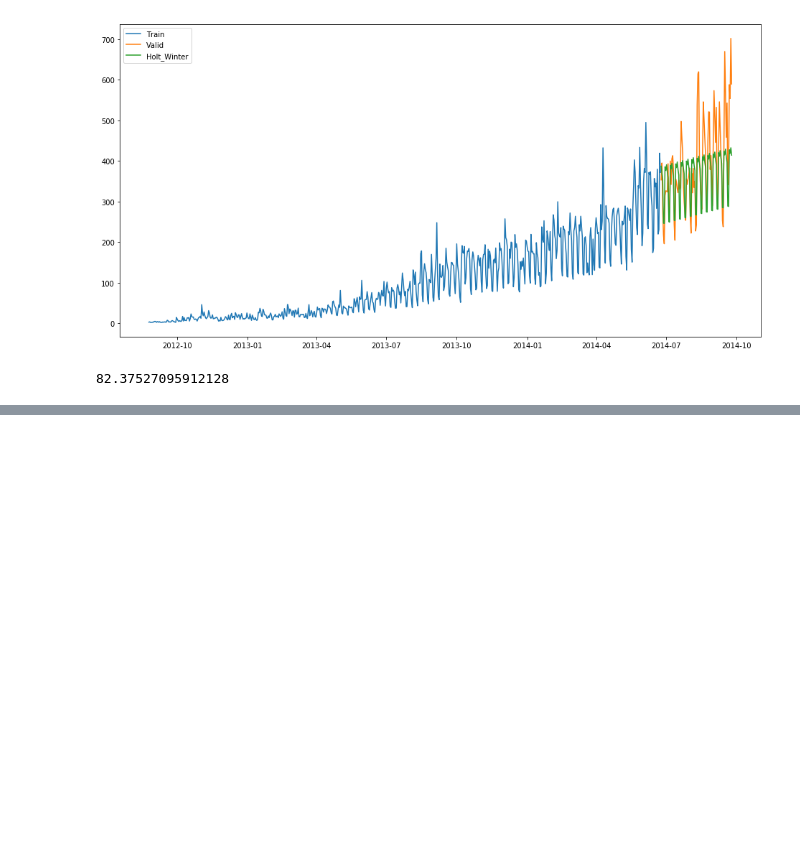
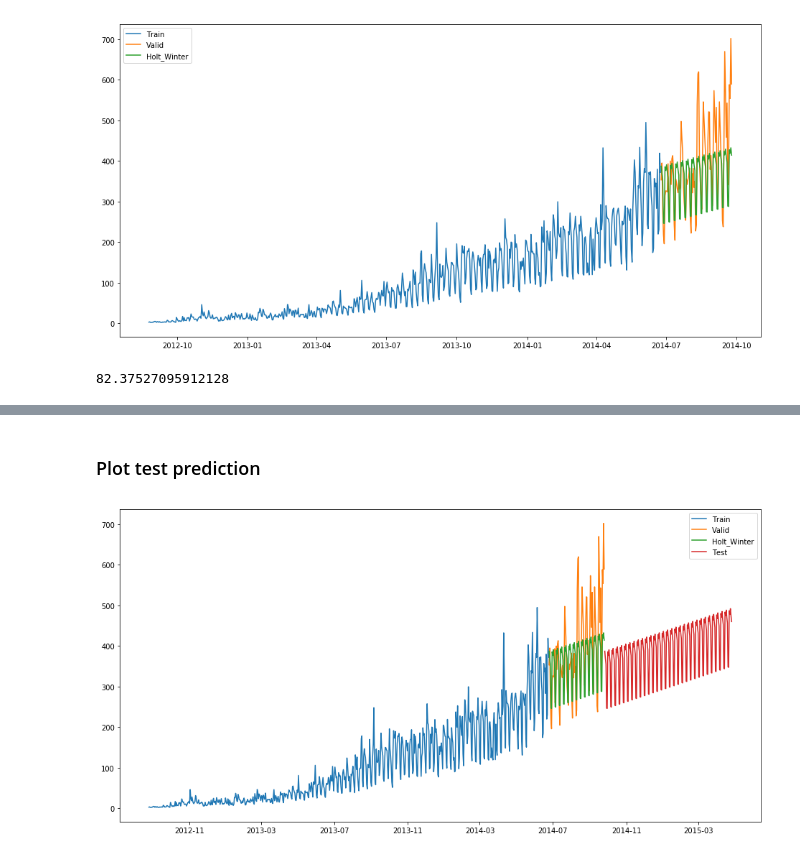
Before and after one commit to karnesh/Time-Series, a Jupyter notebook: holt_winter.ipynb, the cells around one changed output, grey strips where cells are left out. Saved outputs shown, nothing was run; the diff lists cells and outputs as text; code cells hidden in the pictures; blank space fills up the shorter version.

```diff
--- a/holt_winter.ipynb
+++ b/holt_winter.ipynb
@@ -224,0 +227,4 @@ print(rms)
+# %%
+predict=fit1.forecast(len(test))
+# %%
+test['prediction']=predict
@@ -224,0 +270,12 @@ print(rms)
+# %% [markdown]
+### Plot test prediction
+# %%
+plt.figure(figsize=(16,8))
+plt.plot( Train['Count'], label='Train')
+plt.plot(valid['Count'], label='Valid')
+plt.plot(y_hat_avg['Holt_Winter'], label='Holt_Winter')
+plt.plot(test['prediction'], label = 'Test')
+plt.legend(loc='best')
+plt.show()
+# %% [output]
+[figure, added]
```
Also changed, not shown: parts of 6 cells of this notebook.
